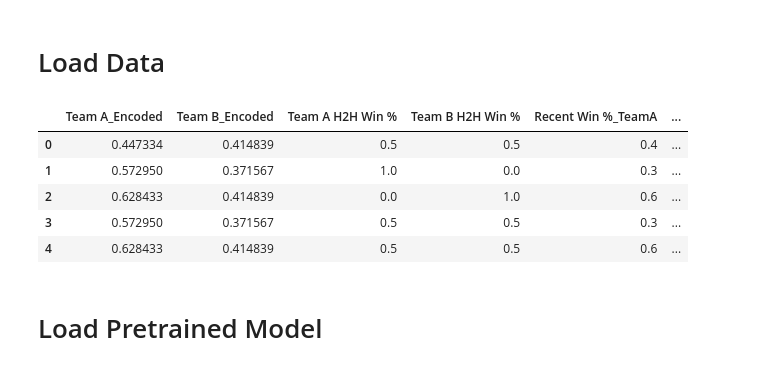
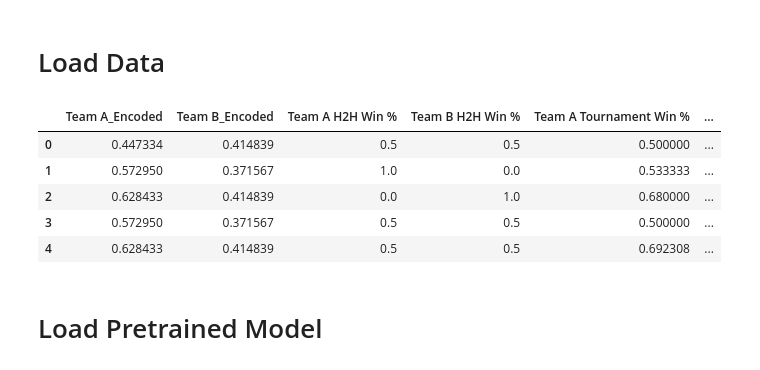
Before and after one commit to rimvelvet31/vct_predictive_model, a Jupyter notebook: betting_sim.ipynb, the cells around one changed output. Saved outputs shown, nothing was run; the diff lists cells and outputs as text; code cells hidden in the pictures.

```diff
--- a/betting_sim.ipynb
+++ b/betting_sim.ipynb
@@ -16,78 +21,51 @@ features = [
     "Team A H2H Win %",
     "Team B H2H Win %",
 
-    # "Team A Tournament Win %",
-    # "Team B Tournament Win %",
+    "Team A Tournament Win %",
+    "Team B Tournament Win %",
 
     "Recent Win %_TeamA",
     "Recent Win %_TeamB",
 
-    "Map_Abyss",
-    "Map_Ascent",
-    "Map_Bind",
-    "Map_Breeze",
-    "Map_Fracture",
-    "Map_Haven",
-    "Map_Icebox",
-    "Map_Lotus",
-    "Map_Pearl",
-    "Map_Split",
-    "Map_Sunset",
-
     "Team A Map Win %",
     "Team B Map Win %",
 
-    # "Round Win %_RollAvg_TeamA",
-    # "Round Win %_RollAvg_TeamB",
+    "Round Win %_RollAvg_TeamA",
+    "Round Win %_RollAvg_TeamB",
 
     "Attacker Win %_RollAvg_TeamA",
     "Attacker Win %_RollAvg_TeamB",
 
-    "Defender Win %_RollAvg_TeamA",
-    "Defender Win %_RollAvg_TeamB",
-
     "Overtime Win %_RollAvg_TeamA",
     "Overtime Win %_RollAvg_TeamB",
 
-    "Rating_RollAvg_TeamA",
-    "Rating_RollAvg_TeamB",
-
-    "Average Combat Score_RollAvg_TeamA",
-    "Average Combat Score_RollAvg_TeamB",
-
-    "Average Damage Per Round_RollAvg_TeamA",
-    "Average Damage Per Round_RollAvg_TeamB",
-
     "KDA_RollAvg_TeamA",
     "KDA_RollAvg_TeamB",
-
-    "Kill, Assist, Trade, Survive %_RollAvg_TeamA",
-    "Kill, Assist, Trade, Survive %_RollAvg_TeamB",
 
     "First Blood %_RollAvg_TeamA",
     "First Blood %_RollAvg_TeamB",
 
     "Headshot %_RollAvg_TeamA",
     "Headshot %_RollAvg_TeamB",
 
     "Clutches_RollAvg_TeamA",
     "Clutches_RollAvg_TeamB",
 
     "Econ_RollAvg_TeamA",
     "Econ_RollAvg_TeamB",
 ]
 
 X_test = matches[features]
 y_test = matches["Winner"]
 
 X_test.head()
 # %% [output]
-|  | Team A_Encoded | Team B_Encoded | Team A H2H Win % | Team B H2H Win % | Recent Win %_TeamA | ... |
-| 0 | 0.447334 | 0.414839 | 0.5 | 0.5 | 0.4 | ... |
-| 1 | 0.572950 | 0.371567 | 1.0 | 0.0 | 0.3 | ... |
-| 2 | 0.628433 | 0.414839 | 0.0 | 1.0 | 0.6 | ... |
-| 3 | 0.572950 | 0.371567 | 0.5 | 0.5 | 0.3 | ... |
-| 4 | 0.628433 | 0.414839 | 0.5 | 0.5 | 0.6 | ... |
+|  | Team A_Encoded | Team B_Encoded | Team A H2H Win % | Team B H2H Win % | Team A Tournament Win % | ... |
+| 0 | 0.447334 | 0.414839 | 0.5 | 0.5 | 0.500000 | ... |
+| 1 | 0.572950 | 0.371567 | 1.0 | 0.0 | 0.533333 | ... |
+| 2 | 0.628433 | 0.414839 | 0.0 | 1.0 | 0.680000 | ... |
+| 3 | 0.572950 | 0.371567 | 0.5 | 0.5 | 0.500000 | ... |
+| 4 | 0.628433 | 0.414839 | 0.5 | 0.5 | 0.692308 | ... |
 # %% [markdown]
 # Load Pretrained Model
 # %%
```
Also changed, not shown: parts of 18 cells of this notebook, 1 other file.
